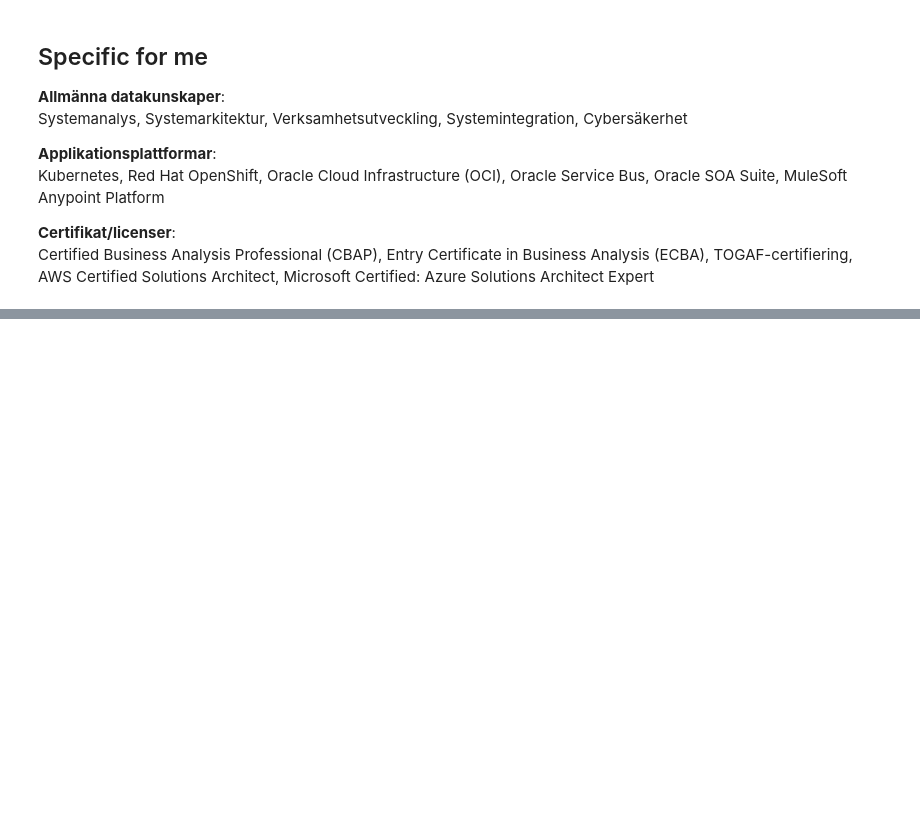
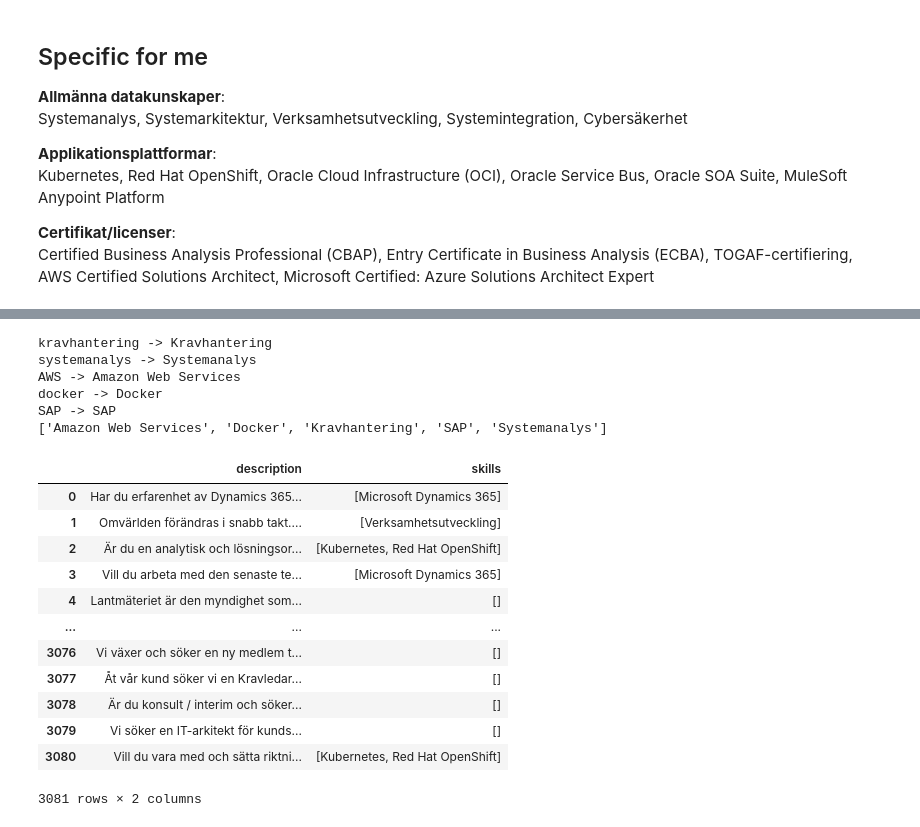
Before and after one commit to emanuelssonlinnea-rgb/End-to-end-projekt-i-Data-Science, a Jupyter notebook: notebooks/skill_rules/irene.ipynb, the cells around one changed output, grey strips where cells are left out. Drawn from its saved outputs; the diff is of its cells as text; code cells hidden in the pictures; blank space fills up the shorter version.

Commit message:
update irene skills

```diff
--- a/notebooks/skill_rules/irene.ipynb
+++ b/notebooks/skill_rules/irene.ipynb
@@ -364,9 +210,0 @@ MS-900  -> Microsoft 365 Certified: Fundamentals
-# %%
-# 5. Drift- och applikationsförvaltare, äldre miljöer
-
-text_5 = "Vi söker dig som tar hand om vår driftmiljö, där många system fortfarande är traditionella. " \
-"Du hanterar Windows Server med IIS, samt applikationsservrar som Apache Tomcat, Weblogic Server, IBM WebSphere, JBoss Application Server och Glassfish Server. " \
-"Vi har också kvar IBM Domino, en äldre Sun Java Enterprise System-installation och ett par integrationer i Oracle Java CAPS. Delar av tjänsterna har flyttat till IBM Cloud. " \
-"Certifieringar som A+, MCSE, MCP, MCSD, MCAD, MCDBA, OCP, OCDBA, DBO, Oracle Certified Associate, Associate Android Developer och Microsoft Certified: Azure Administrator Associate ses som meriter."
-for ent in nlp(text_5).ents:
-    print(f"{ent.text} -> {ent.ent_id_}")
@@ -393,0 +255,57 @@ Microsoft Certified: Azure Administrator Associate -> Microsoft Certified: Azure
+# %%
+# 5. Helper to extract skills from a job ad
+
+def extract_skills(text):
+    doc = nlp(text)
+    # ent.ent_id_ is the canonical skill name, ent.text is what was found
+    return sorted({ent.ent_id_ for ent in doc.ents if ent.label_ == LABEL})
+
+# 6. Try it
+
+ad = """
+Vi söker en konsult med erfarenhet av kravhantering och systemanalys.
+Du kan AWS, docker och Azure. Kunskap om SAP är meriterande.
+"""
+
+doc = nlp(ad)
+for ent in doc.ents:
+    print(f"{ent.text} -> {ent.ent_id_}")
+
+print(extract_skills(ad))
+# %% [output]
+kravhantering -> Kravhantering
+systemanalys -> Systemanalys
+AWS -> Amazon Web Services
+docker -> Docker
+SAP -> SAP
+['Amazon Web Services', 'Docker', 'Kravhantering', 'SAP', 'Systemanalys']
+# %%
+with open("../../data/train_set.json", "r", encoding="utf-8") as file:
+    ads = json.load(file)
+
+df = pd.DataFrame(ads)
+# %%
+def extract_skills_batch(texts):
+    results = []
+    for doc in nlp.pipe(texts, batch_size=100):
+        skills = sorted({ent.ent_id_ for ent in doc.ents if ent.label_ == LABEL})
+        results.append(skills)
+    return results
+
+df["skills"] = extract_skills_batch(df["description"])
+# %%
+df[["description", "skills"]]
+# %% [output]
+|  | description | skills |
+| 0 | Har du erfarenhet av Dynamics 365... | [Microsoft Dynamics 365] |
+| 1 | Omvärlden förändras i snabb takt.... | [Verksamhetsutveckling] |
+| 2 | Är du en analytisk och lösningsor... | [Kubernetes, Red Hat OpenShift] |
+| 3 | Vill du arbeta med den senaste te... | [Microsoft Dynamics 365] |
+| 4 | Lantmäteriet är den myndighet som... | [] |
+| ... | ... | ... |
+| 3076 | Vi växer och söker en ny medlem t... | [] |
+| 3077 | Åt vår kund söker vi en Kravledar... | [] |
+| 3078 | Är du konsult / interim och söker... | [] |
+| 3079 | Vi söker en IT-arkitekt för kunds... | [] |
+| 3080 | Vill du vara med och sätta riktni... | [Kubernetes, Red Hat OpenShift] |
+3081 rows × 2 columns
```
Also changed, not shown: parts of 16 cells of this notebook.
